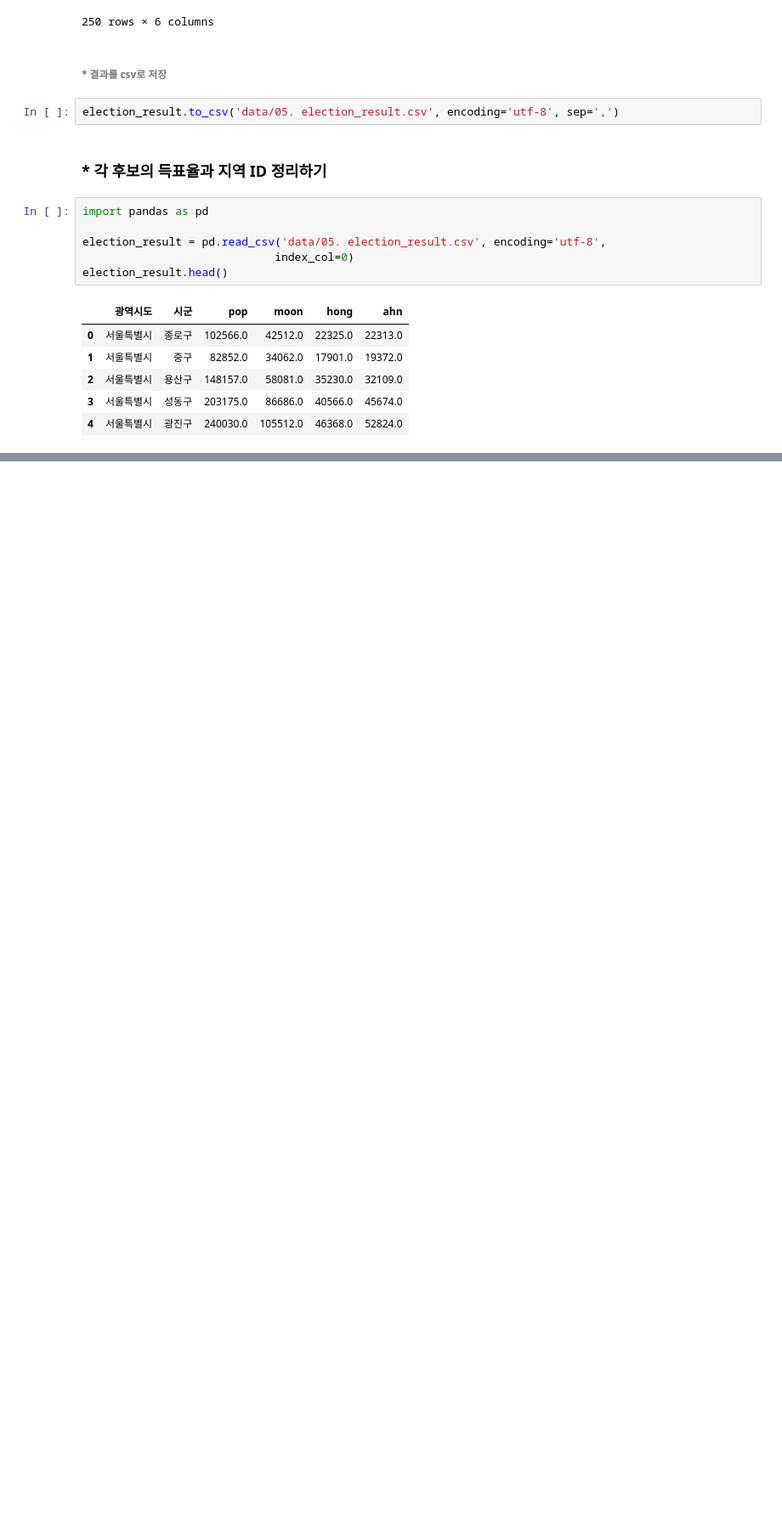
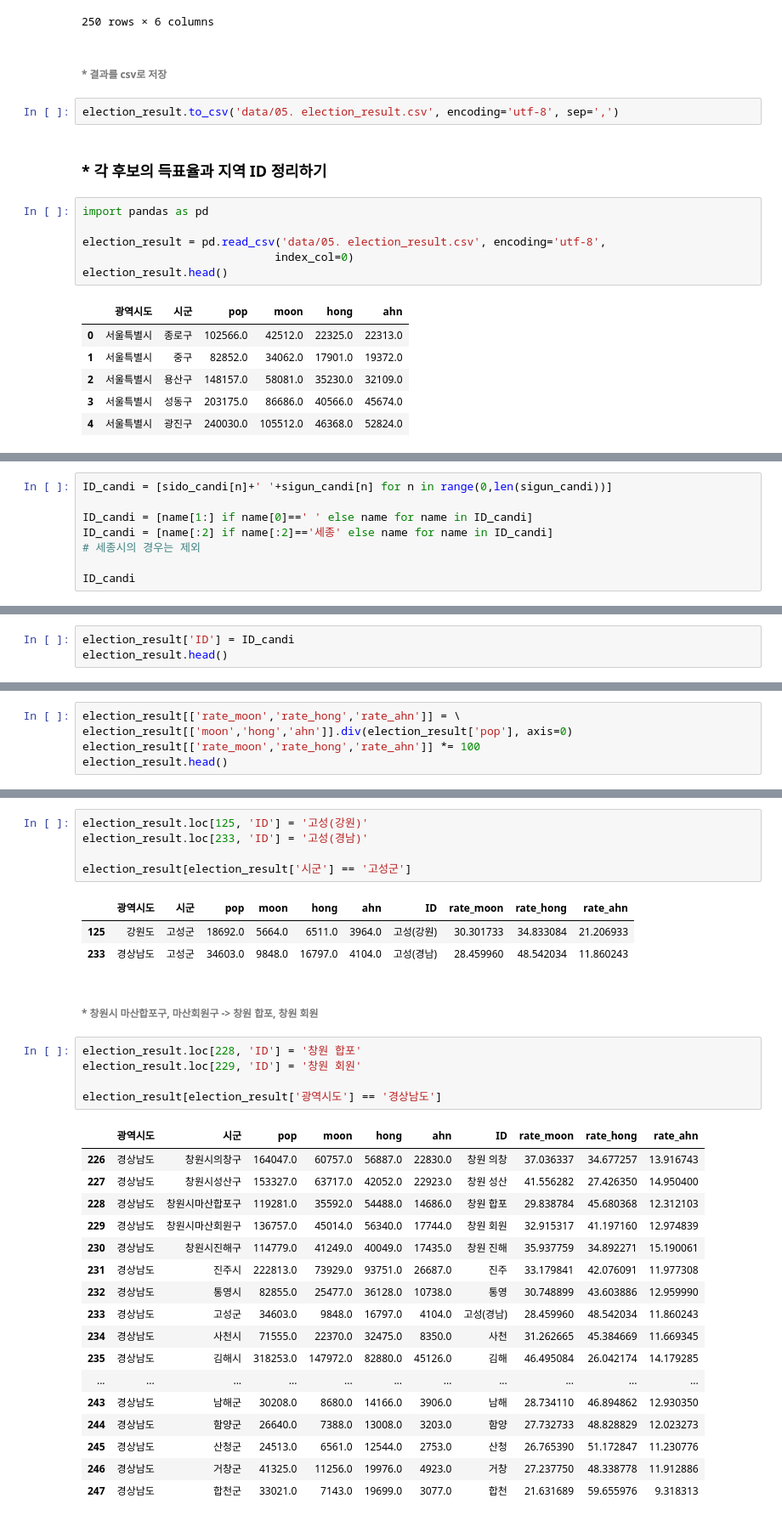
Before and after one commit to leebaek/python_data_analysis, a Jupyter notebook: 19대 대선 결과 분석/19대 대선 결과 분석.ipynb, the cells around one changed output, grey strips where cells are left out. Shown at 85% size. Saved outputs shown, nothing was run; the diff lists cells and outputs as text; blank space fills up the shorter version.

```diff
--- a/19대 대선 결과 분석/19대 대선 결과 분석.ipynb
+++ b/19대 대선 결과 분석/19대 대선 결과 분석.ipynb
@@ -355,0 +382,8 @@ sido_candi
+# %%
+ID_candi = [sido_candi[n]+' '+sigun_candi[n] for n in range(0,len(sigun_candi))]
+
+ID_candi = [name[1:] if name[0]==' ' else name for name in ID_candi]
+ID_candi = [name[:2] if name[:2]=='세종' else name for name in ID_candi]
+# 세종시의 경우는 제외
+
+ID_candi
@@ -355,0 +394,3 @@ sido_candi
+# %%
+election_result['ID'] = ID_candi
+election_result.head()
@@ -355,0 +406,5 @@ sido_candi
+# %%
+election_result[['rate_moon','rate_hong','rate_ahn']] = \
+election_result[['moon','hong','ahn']].div(election_result['pop'], axis=0)
+election_result[['rate_moon','rate_hong','rate_ahn']] *= 100
+election_result.head()
@@ -355,0 +500,34 @@ sido_candi
+# %%
+election_result.loc[125, 'ID'] = '고성(강원)'
+election_result.loc[233, 'ID'] = '고성(경남)'
+
+election_result[election_result['시군'] == '고성군']
+# %% [output]
+|  | 광역시도 | 시군 | pop | moon | hong | ahn | ID | rate_moon | rate_hong | rate_ahn |
+| 125 | 강원도 | 고성군 | 18692.0 | 5664.0 | 6511.0 | 3964.0 | 고성(강원) | 30.301733 | 34.833084 | 21.206933 |
+| 233 | 경상남도 | 고성군 | 34603.0 | 9848.0 | 16797.0 | 4104.0 | 고성(경남) | 28.459960 | 48.542034 | 11.860243 |
+# %% [markdown]
+###### * 창원시 마산합포구, 마산회원구 -> 창원 합포, 창원 회원
+# %%
+election_result.loc[228, 'ID'] = '창원 합포'
+election_result.loc[229, 'ID'] = '창원 회원'
+
+election_result[election_result['광역시도'] == '경상남도']
+# %% [output]
+|  | 광역시도 | 시군 | pop | moon | hong | ahn | ID | rate_moon | rate_hong | rate_ahn |
+| 226 | 경상남도 | 창원시의창구 | 164047.0 | 60757.0 | 56887.0 | 22830.0 | 창원 의창 | 37.036337 | 34.677257 | 13.916743 |
+| 227 | 경상남도 | 창원시성산구 | 153327.0 | 63717.0 | 42052.0 | 22923.0 | 창원 성산 | 41.556282 | 27.426350 | 14.950400 |
+| 228 | 경상남도 | 창원시마산합포구 | 119281.0 | 35592.0 | 54488.0 | 14686.0 | 창원 합포 | 29.838784 | 45.680368 | 12.312103 |
+| 229 | 경상남도 | 창원시마산회원구 | 136757.0 | 45014.0 | 56340.0 | 17744.0 | 창원 회원 | 32.915317 | 41.197160 | 12.974839 |
+| 230 | 경상남도 | 창원시진해구 | 114779.0 | 41249.0 | 40049.0 | 17435.0 | 창원 진해 | 35.937759 | 34.892271 | 15.190061 |
+| 231 | 경상남도 | 진주시 | 222813.0 | 73929.0 | 93751.0 | 26687.0 | 진주 | 33.179841 | 42.076091 | 11.977308 |
+| 232 | 경상남도 | 통영시 | 82855.0 | 25477.0 | 36128.0 | 10738.0 | 통영 | 30.748899 | 43.603886 | 12.959990 |
+| 233 | 경상남도 | 고성군 | 34603.0 | 9848.0 | 16797.0 | 4104.0 | 고성(경남) | 28.459960 | 48.542034 | 11.860243 |
+| 234 | 경상남도 | 사천시 | 71555.0 | 22370.0 | 32475.0 | 8350.0 | 사천 | 31.262665 | 45.384669 | 11.669345 |
+| 235 | 경상남도 | 김해시 | 318253.0 | 147972.0 | 82880.0 | 45126.0 | 김해 | 46.495084 | 26.042174 | 14.179285 |
+| ... | ... | ... | ... | ... | ... | ... | ... | ... | ... | ... |
+| 243 | 경상남도 | 남해군 | 30208.0 | 8680.0 | 14166.0 | 3906.0 | 남해 | 28.734110 | 46.894862 | 12.930350 |
+| 244 | 경상남도 | 함양군 | 26640.0 | 7388.0 | 13008.0 | 3203.0 | 함양 | 27.732733 | 48.828829 | 12.023273 |
+| 245 | 경상남도 | 산청군 | 24513.0 | 6561.0 | 12544.0 | 2753.0 | 산청 | 26.765390 | 51.172847 | 11.230776 |
+| 246 | 경상남도 | 거창군 | 41325.0 | 11256.0 | 19976.0 | 4923.0 | 거창 | 27.237750 | 48.338778 | 11.912886 |
+| 247 | 경상남도 | 합천군 | 33021.0 | 7143.0 | 19699.0 | 3077.0 | 합천 | 21.631689 | 59.655976 | 9.318313 |
```
Also changed, not shown: parts of 40 cells of this notebook, 1 other file.
